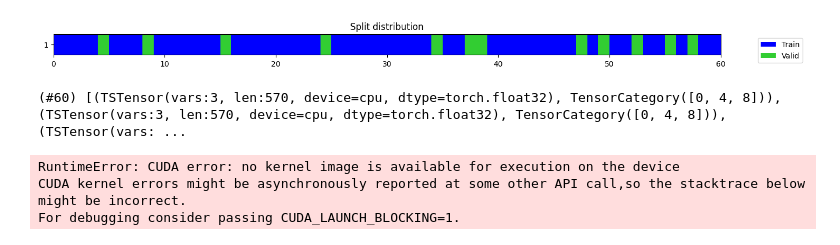
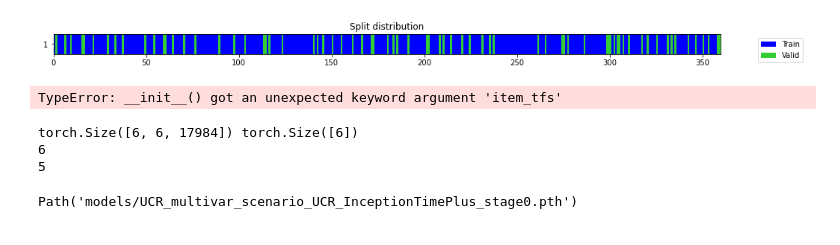
Before and after one commit to a-ludwig/smart_hans, a Jupyter notebook: Machine_learning/tsai_with_real_data_multivariate.ipynb, the cells around one changed output. Drawn from its saved outputs; the diff is of its cells as text; code cells hidden in the pictures.

Commit message:
regrouped y -> Batchsize error gone

```diff
--- a/Machine_learning/tsai_with_real_data_multivariate.ipynb
+++ b/Machine_learning/tsai_with_real_data_multivariate.ipynb
@@ -87,36 +103,48 @@ torch.Size([64, 2, 40]) torch.Size([64, 2])
 # %%
 !CUDA_LAUNCH_BLOCKING=1
-ds_name = 'OliveOil'
+
+from turtle import shape
+from tsai.all import *
+import pandas as pd
+from datenverarbeitung.dataloader import dataloader
+
+# X_ucr = X_ucr[:, 0]
+# y_ucr = y_ucr.reshape(-1, 1)
+# data = np.concatenate((X_ucr, y_ucr), axis=-1)
+# df = pd.DataFrame(data).astype(float)
+# df = df.rename(columns={570: 'target'})
+# df1 = pd.concat([df, df + 10, df + 100], axis=0).reset_index(drop=False)
+# df2 = pd.DataFrame(np.array([1] * 60 + [2] * 60 + [3] * 60), columns=['feature'])
+# df = pd.merge(df2, df1, left_index=True, right_index=True)
+# df
+
+
+
+
+# X_ucr, y_ucr = df2xy(df, sample_col='index', feat_col='feature', target_col='target', data_cols=None)
+
+# print(f"shape ucr {df.shape}")
+ds_name = 'NATOPS'
 X_ucr, y_ucr, _ = get_UCR_data(ds_name, return_split=False)
-X_ucr = X_ucr[:, 0]
-y_ucr = y_ucr.reshape(-1, 1)
-data = np.concatenate((X_ucr, y_ucr), axis=-1)
-df = pd.DataFrame(data).astype(float)
-df = df.rename(columns={570: 'target'})
-df1 = pd.concat([df, df + 10, df + 100], axis=0).reset_index(drop=False)
-df2 = pd.DataFrame(np.array([1] * 60 + [2] * 60 + [3] * 60), columns=['feature'])
-df = pd.merge(df2, df1, left_index=True, right_index=True)
-df
 
-X_ucr, y_ucr = df2xy(df, sample_col='index', feat_col='feature', target_col='target', data_cols=None)
-
-print(f"shape ucr {df.shape}")
-
+print("x_ucr")
+print(X_ucr[0])
+print(X_ucr[0][0].shape)
 
 print("ucr y")
 print(y_ucr)
+print(y_ucr.shape)
 
 splits_ucr = get_splits(y_ucr, valid_size=.2)
 splits_ucr
 
 
-dsets_ucr = dsets = TSDatasets(X_ucr,y_ucr, tfms=[None, TSClassification()], inplace=True, splits=splits_ucr)
+dsets_ucr = TSDatasets(X_ucr,y_ucr, tfms=[None, TSClassification()], inplace=True, splits=splits_ucr)
 
 print(dsets_ucr)
 
 
-dls_ucr = TSDataLoaders.from_dsets(dsets_ucr.train, dsets_ucr.valid, num_workers=0, batch_tfms=[TSStandardize()])
+dls_ucr = TSDataLoaders.from_dsets(dsets_ucr.train, dsets_ucr.valid,bs=[6,6], num_workers=0)
 
-
-#dls_ucr.show_batch(sharey=True)
+dls_ucr.show_batch(sharey=True)
 # %% [output]
@@ -140,10 +168,18 @@ ucr y
-[figure, old version]
+[figure, new version]
-(#60) [(TSTensor(vars:3, len:570, device=cpu, dtype=torch.float32), TensorCategory([0, 4, 8])), (TSTensor(vars:3, len:570, device=cpu, dtype=torch.float32), TensorCategory([0, 4, 8])), (TSTensor(vars: ...
+TypeError: __init__() got an unexpected keyword argument 'item_tfs'
 # %%
 b  = dls_ucr.one_batch()
 x_ucr_debug, y_ucr_debug = b
 print(x_ucr_debug.size(), y_ucr_debug.size())
+
+scenario_name_stage0 = "UCR_multivar_scenario_{}_{}_stage0".format("UCR", "InceptionTimePlus")
+print(dls_ucr.vars)
+print(dls_ucr.c)
+model_ucr = InceptionTimePlus(dls_ucr.vars, dls_ucr.c)
+learn = Learner(dls_ucr, model_ucr)
+learn.save(scenario_name_stage0)
 # %% [output]
-RuntimeError: CUDA error: no kernel image is available for execution on the device
-CUDA kernel errors might be asynchronously reported at some other API call,so the stacktrace below might be incorrect.
-For debugging consider passing CUDA_LAUNCH_BLOCKING=1.
+torch.Size([6, 6, 17984]) torch.Size([6])
+6
+5
+Path('models/UCR_multivar_scenario_UCR_InceptionTimePlus_stage0.pth')
```
Also changed, not shown: parts of 13 cells of this notebook.
